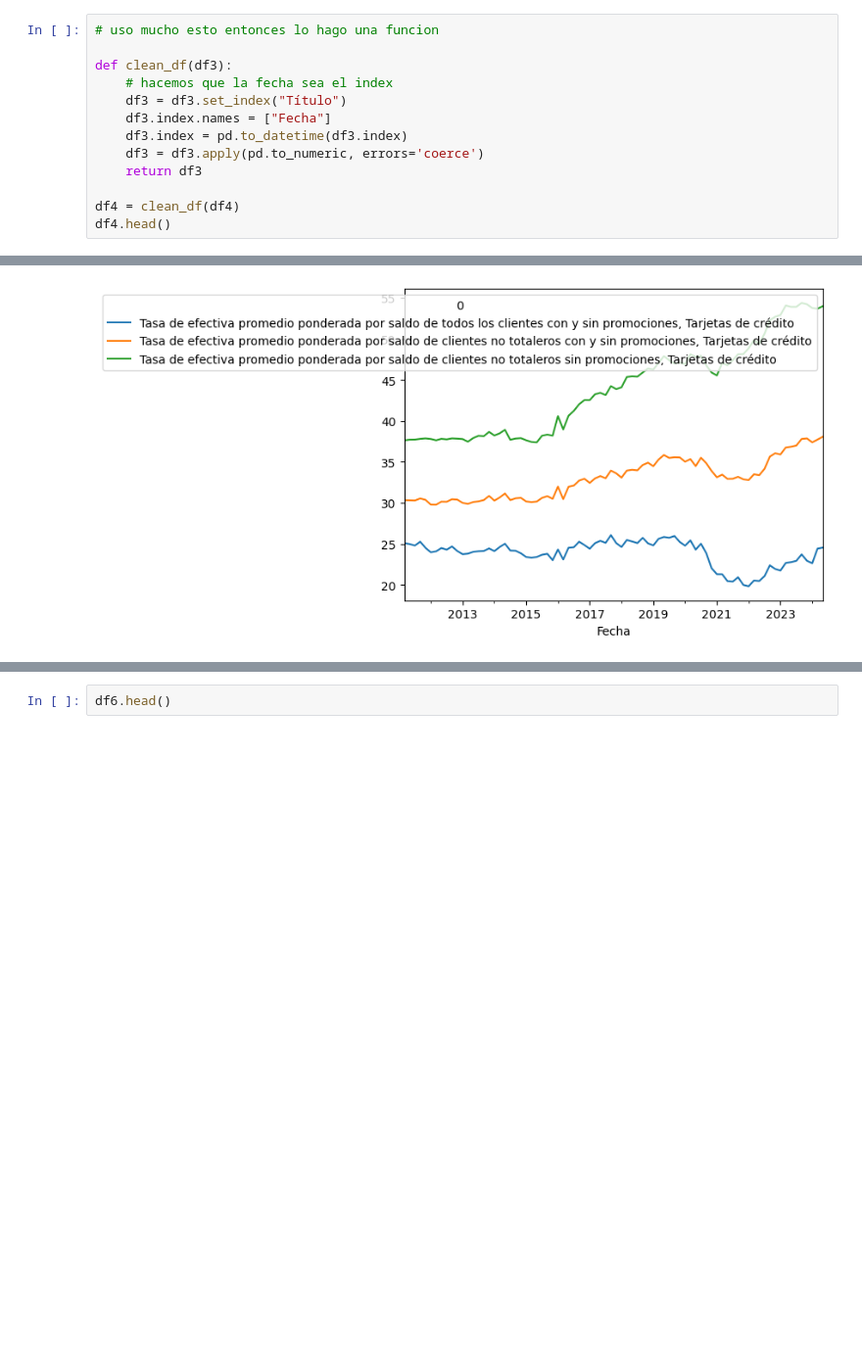
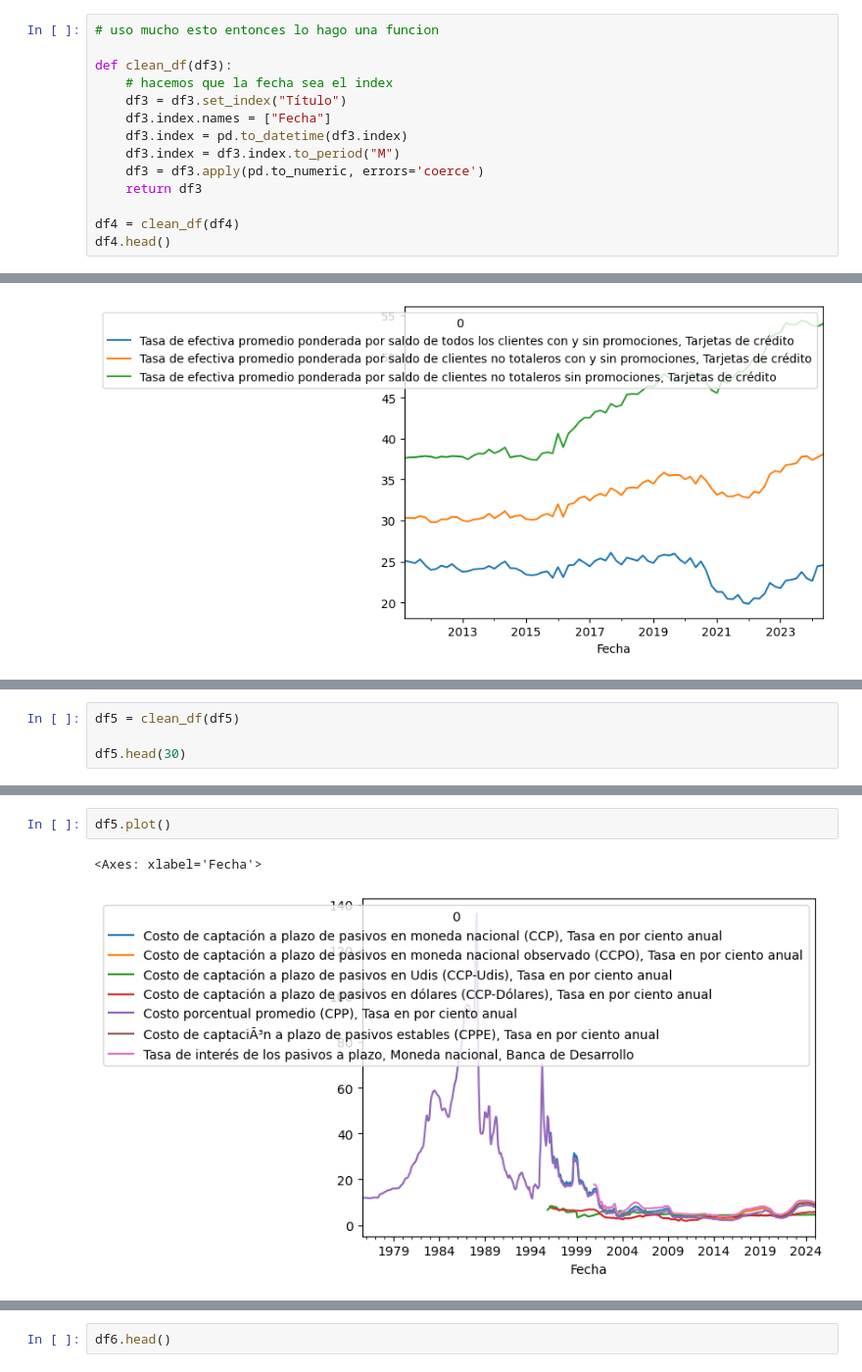
Before and after one commit to heritaco/Data-Mining, a Jupyter notebook: 03-Tasas-de-Interes-al-Consumo/02-explore-data.ipynb, the cells around one changed output, grey strips where cells are left out. Shown at 98% size. Cells and saved outputs as stored; diff of their text form; blank space fills up the shorter version.

```diff
--- a/03-Tasas-de-Interes-al-Consumo/02-explore-data.ipynb
+++ b/03-Tasas-de-Interes-al-Consumo/02-explore-data.ipynb
@@ -232,6 +232,7 @@ def clean_df(df3):
     df3 = df3.set_index("Título")
     df3.index.names = ["Fecha"]
     df3.index = pd.to_datetime(df3.index)
+    df3.index = df3.index.to_period("M")
     df3 = df3.apply(pd.to_numeric, errors='coerce')
     return df3
 
@@ -272,3 +262,7 @@ df5.head()
 | 2 | 1975-10-01 00:00:00 | N/E | N/E | N/E | N/E | ... |
 | 3 | 1975-11-01 00:00:00 | N/E | N/E | N/E | N/E | ... |
 | 4 | 1975-12-01 00:00:00 | N/E | N/E | N/E | N/E | ... |
+# %%
+df5 = clean_df(df5)
+
+df5.head(30)
@@ -275 +288,6 @@ df5.head()
+# %%
+df5.plot()
+# %% [output]
+<Axes: xlabel='Fecha'>
+[figure, added]
 # %% [markdown]
```
Also changed, not shown: parts of 9 cells of this notebook.
